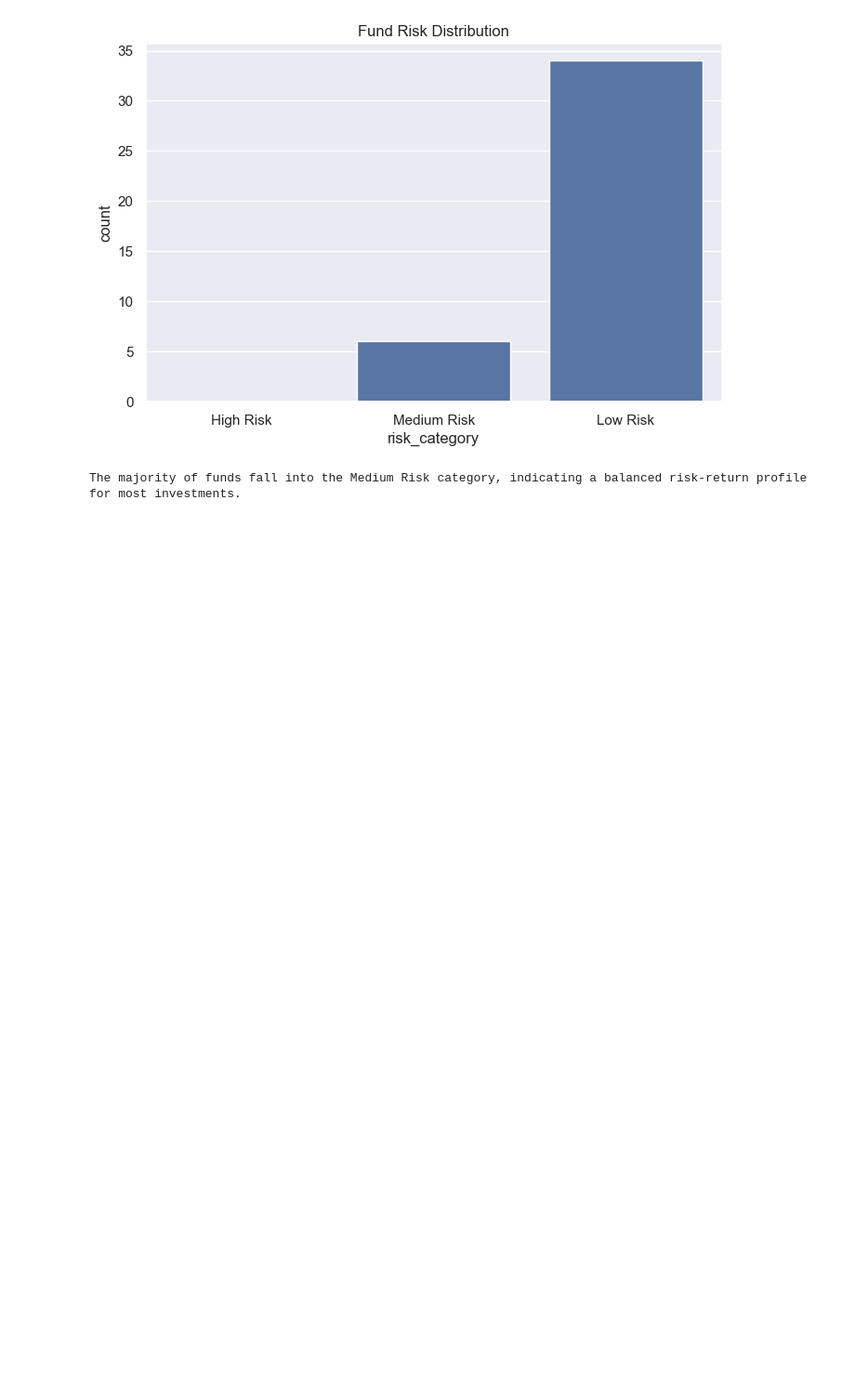
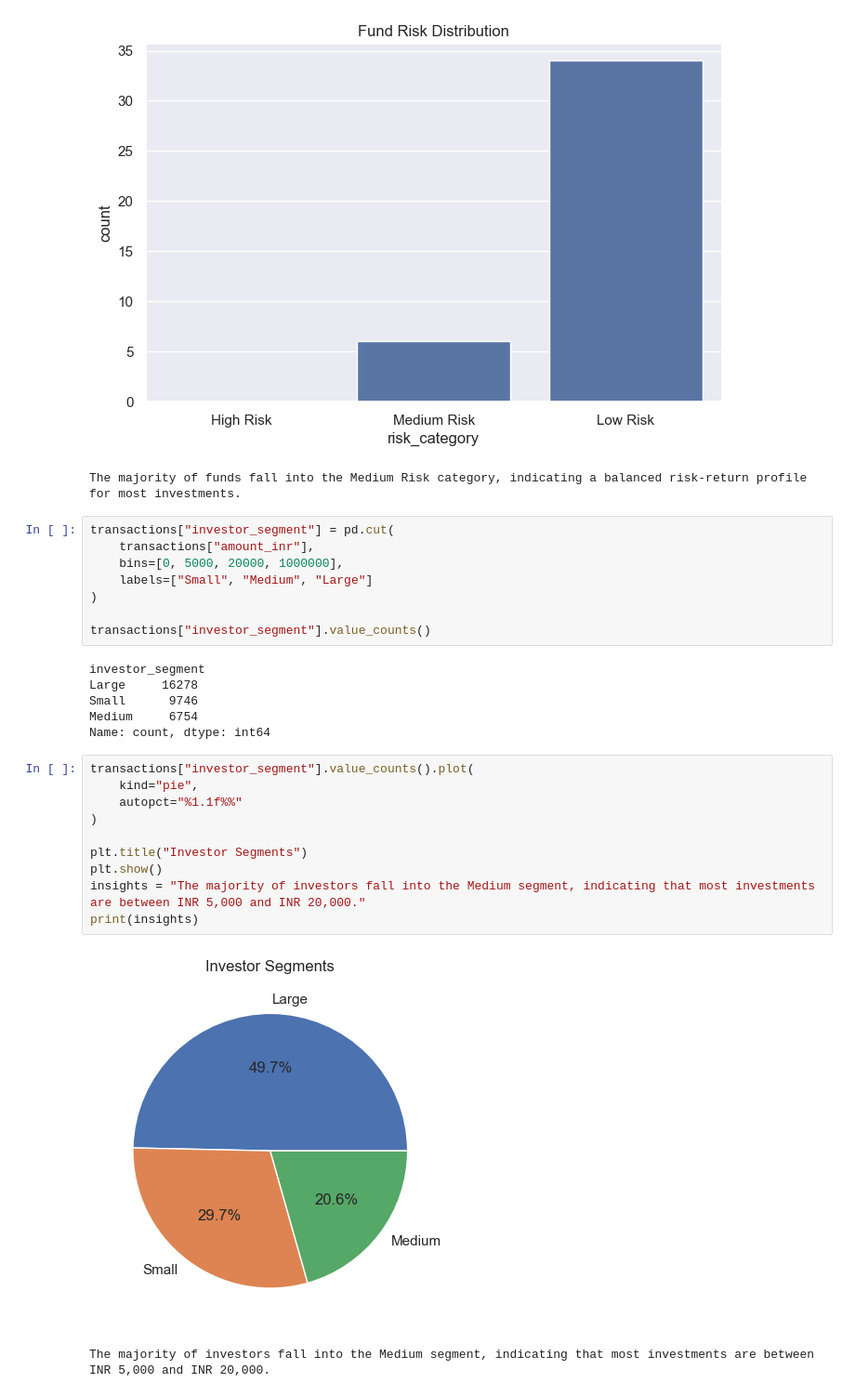
Before and after one commit to anjali62510-star/mutual-fund-analytics, a Jupyter notebook: notebooks/05_advanced_analytics.ipynb, the cells around one changed output. Shown at 93% size. Drawn from its saved outputs; the diff is of its cells as text; blank space fills up the shorter version.

```diff
--- a/notebooks/05_advanced_analytics.ipynb
+++ b/notebooks/05_advanced_analytics.ipynb
@@ -270,3 +270,30 @@ print(insights)
 # %% [output]
 [figure]
 The majority of funds fall into the Medium Risk category, indicating a balanced risk-return profile for most investments.
+# %%
+transactions["investor_segment"] = pd.cut(
+    transactions["amount_inr"],
+    bins=[0, 5000, 20000, 1000000],
+    labels=["Small", "Medium", "Large"]
+)
+
+transactions["investor_segment"].value_counts()
+# %% [output]
+investor_segment
+Large     16278
+Small      9746
+Medium     6754
+Name: count, dtype: int64
+# %%
+transactions["investor_segment"].value_counts().plot(
+    kind="pie",
+    autopct="%1.1f%%"
+)
+
+plt.title("Investor Segments")
+plt.show()
+insights = "The majority of investors fall into the Medium segment, indicating that most investments are between INR 5,000 and INR 20,000."
+print(insights)
+# %% [output]
+[figure, added]
+The majority of investors fall into the Medium segment, indicating that most investments are between INR 5,000 and INR 20,000.
```
Also changed, not shown: parts of 5 cells of this notebook, 8 other files.
